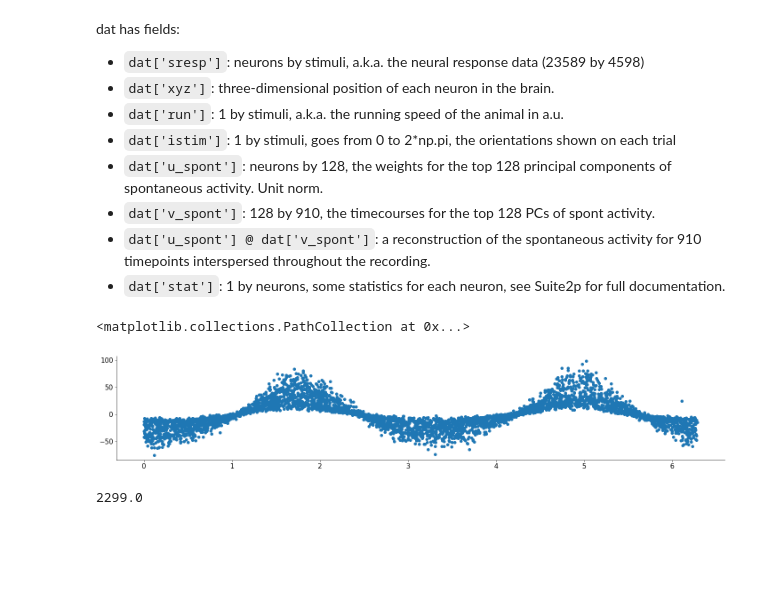
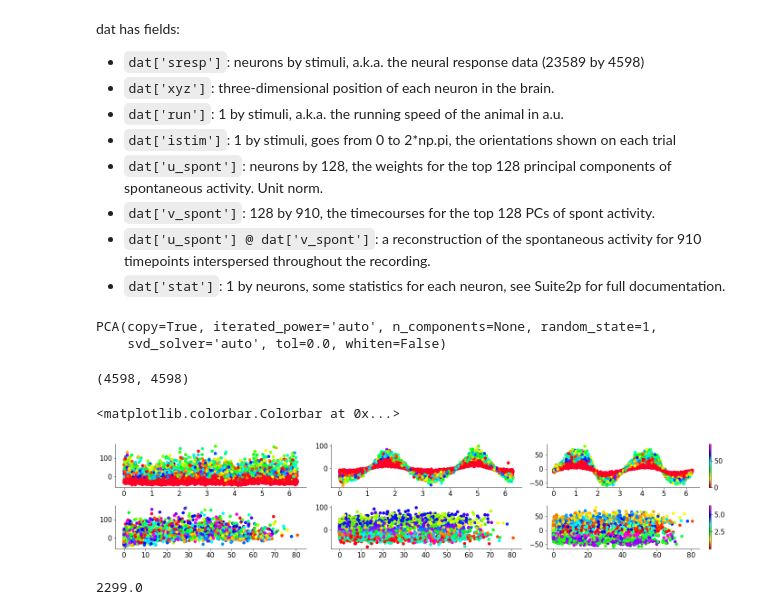
Before and after one commit to hnoamany/Mind-Readers, a Jupyter notebook: Notebooks/Effects of speed on PC representation of angles.ipynb, the cells around one changed output. Drawn from its saved outputs; the diff is of its cells as text; code cells hidden in the pictures; blank space fills up the shorter version.

```diff
--- a/Notebooks/Effects of speed on PC representation of angles.ipynb
+++ b/Notebooks/Effects of speed on PC representation of angles.ipynb
@@ -65,14 +65,35 @@ pca = sklearn.decomposition.PCA(random_state=1)
 # %%
 z_data = scipy.stats.zscore(dat['sresp'],axis=1)
 # %%
-z_transform = pca.fit(z_data.T)
+pca.fit(z_data.T)
+# %% [output]
+PCA(copy=True, iterated_power='auto', n_components=None, random_state=1,
+    svd_solver='auto', tol=0.0, whiten=False)
 # %%
 z_transform = pca.transform(z_data.T)
-# %%
-plt.scatter(dat['istim'],z_transform[:,1])
-# %% [output]
-<matplotlib.collections.PathCollection at 0x...>
-[figure, removed]
+# %%
+z_transform.shape
+# %% [output]
+(4598, 4598)
+# %%
+plt.subplot(2,3,1)
+plt.scatter(dat['istim'],z_transform[:,0], c = dat['run'],cmap = 'gist_rainbow')
+plt.subplot(2,3,2)
+plt.scatter(dat['istim'],z_transform[:,1], c = dat['run'],cmap = 'gist_rainbow')
+plt.subplot(2,3,3)
+plt.scatter(dat['istim'],z_transform[:,2], c = dat['run'],cmap = 'gist_rainbow')
+plt.colorbar()
+
+plt.subplot(2,3,4)
+plt.scatter(dat['run'],z_transform[:,0], c = dat['istim'],cmap = 'gist_rainbow')
+plt.subplot(2,3,5)
+plt.scatter(dat['run'],z_transform[:,1], c = dat['istim'],cmap = 'gist_rainbow')
+plt.subplot(2,3,6)
+plt.scatter(dat['run'],z_transform[:,2], c = dat['istim'],cmap = 'gist_rainbow')
+plt.colorbar()
+# %% [output]
+<matplotlib.colorbar.Colorbar at 0x...>
+[figure, added]
 # %%
 len(dat['istim'])/2
 # %% [output]
```
Also changed, not shown: 1 other file.
